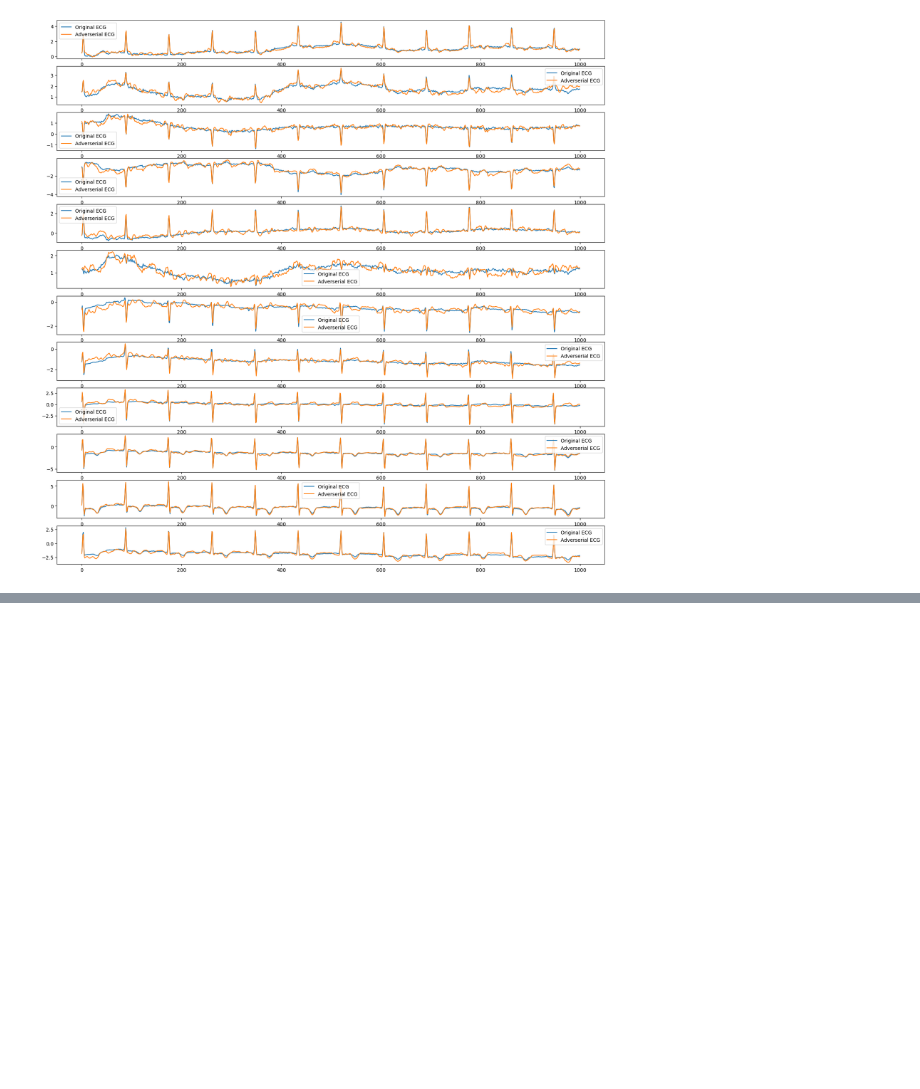
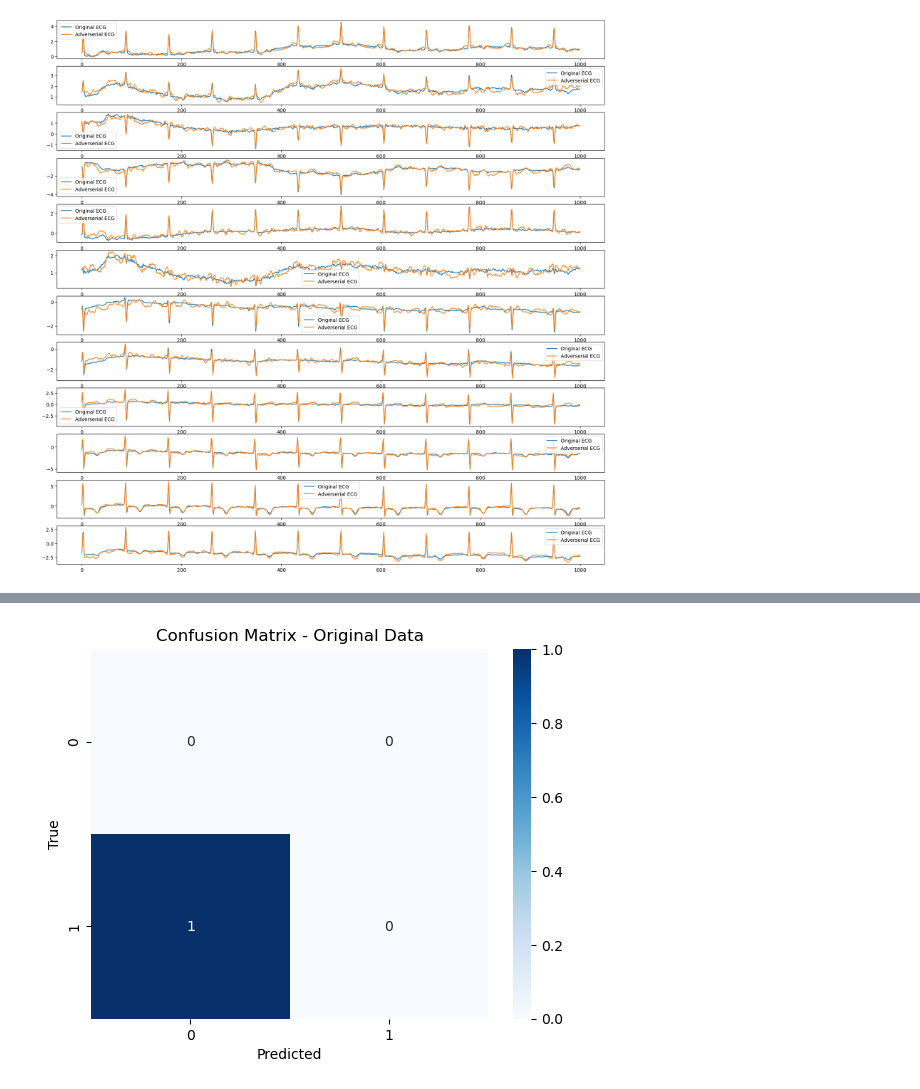
Before and after one commit to Amila999/ChagasXAI, a Jupyter notebook: NSTEMI_ECG.ipynb, the cells around one changed output, grey strips where cells are left out. Cells and saved outputs as stored; diff of their text form; code cells hidden in the pictures; blank space fills up the shorter version.

```diff
--- a/NSTEMI_ECG.ipynb
+++ b/NSTEMI_ECG.ipynb
@@ -345,0 +350,3 @@ for i in range(12):
+# %%
+y_hat = model.predict(input_tensor)
+y_hat
@@ -345,0 +360,3 @@ for i in range(12):
+# %%
+y_test = np.ones((input_tensor.shape[0], 1))
+y_test
@@ -345,0 +397,14 @@ for i in range(12):
+# %%
+# Evaluate model performance on original and adversarial data
+original_pred = (y_hat > 0.01).astype(int)  # Threshold for binary classification
+adv_pred_class = (adv_pred > 0.01).astype(int)
+# %%
+# Confusion matrix for original data
+cm_original = confusion_matrix(y_test, original_pred)
+sns.heatmap(cm_original, annot=True, fmt="d", cmap="Blues")
+plt.title("Confusion Matrix - Original Data")
+plt.xlabel("Predicted")
+plt.ylabel("True")
+plt.show()
+# %% [output]
+[figure, added]
```
Also changed, not shown: parts of 20 cells of this notebook.
